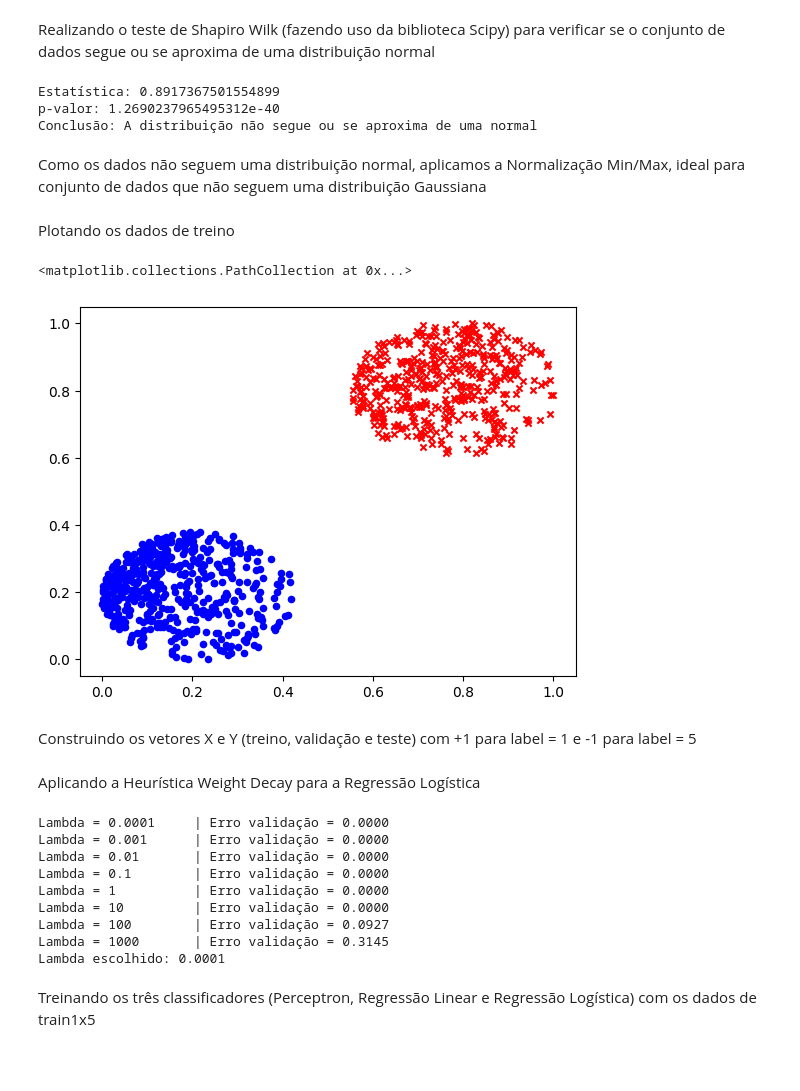
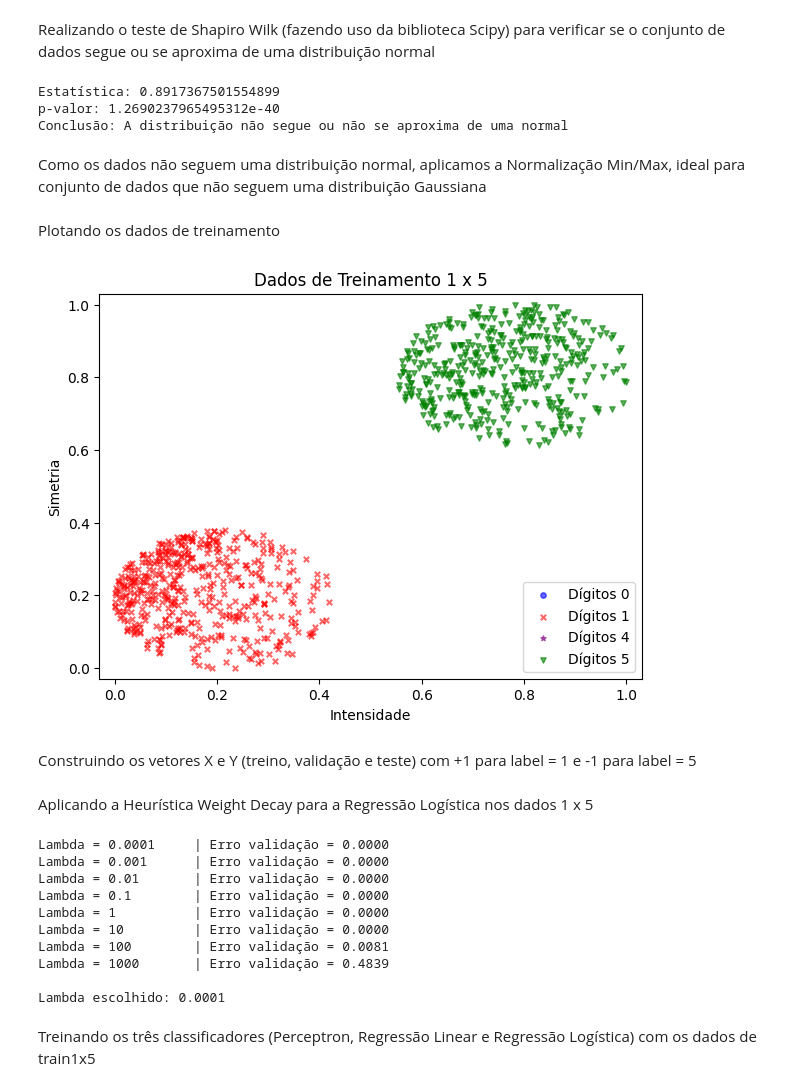
Before and after one commit to mshaeut/Projeto_Aprendizagem_de_Maquina-Reconhecimento_de_Digitos, a Jupyter notebook: AM-Projeto1-Implementacoes-LA.ipynb, the cells around one changed output. Saved outputs shown, nothing was run; the diff lists cells and outputs as text; code cells hidden in the pictures; blank space fills up the shorter version.

Commit message:
Implementando o Classificador de dígitos completo

```diff
--- a/AM-Projeto1-Implementacoes-LA.ipynb
+++ b/AM-Projeto1-Implementacoes-LA.ipynb
@@ -222,11 +338,11 @@ print("p-valor:", p)
 if p > 0.05:
     print("Conclusão: A distribuição segue ou se aproxima de uma normal")
 else:
-    print("Conclusão: A distribuição não segue ou se aproxima de uma normal")
+    print("Conclusão: A distribuição não segue ou não se aproxima de uma normal")
 # %% [output]
 Estatística: 0.8917367501554899
 p-valor: 1.2690237965495312e-40
-Conclusão: A distribuição não segue ou se aproxima de uma normal
+Conclusão: A distribuição não segue ou não se aproxima de uma normal
 # %% [markdown]
 Como os dados não seguem uma distribuição normal, aplicamos a Normalização Min/Max, ideal para conjunto de dados que não seguem uma distribuição Gaussiana
 # %%
@@ -236,16 +352,11 @@ train1x5[["intensidade", "simetria"]] = scaler.fit_transform(train1x5[["intensid
 val1x5[["intensidade", "simetria"]] = scaler.transform(val1x5[["intensidade", "simetria"]])
 test1x5[["intensidade", "simetria"]] = scaler.transform(test1x5[["intensidade", "simetria"]])
 # %% [markdown]
-Plotando os dados de treino
+Plotando os dados de treinamento
-# %%
-label1 = train1x5[train1x5["label"] == 1]
-label5 = train1x5[train1x5["label"] == 5]
-
-plt.scatter(label1["intensidade"], label1["simetria"], color='blue', marker='o', s=20)
-plt.scatter(label5["intensidade"], label5["simetria"], color='red', marker='x', s=20)
-# %% [output]
-<matplotlib.collections.PathCollection at 0x...>
-[figure, removed]
+# %%
+plot_graph("Dados de Treinamento 1 x 5", train1x5, -0.03, 1.03, -0.03, 1.03, False)
+# %% [output]
+[figure, added]
 # %% [markdown]
 Construindo os vetores X e Y (treino, validação e teste) com +1 para label = 1 e -1 para label = 5
 # %%
@@ -258,11 +369,11 @@ Y_val = val1x5["label"].map({1: 1, 5: -1}).to_numpy()
 X_teste = test1x5[["intensidade", "simetria"]].to_numpy()
 Y_teste = test1x5["label"].map({1: 1, 5: -1}).to_numpy()
 # %% [markdown]
-Aplicando a Heurística Weight Decay para a Regressão Logística
+Aplicando a Heurística Weight Decay para a Regressão Logística nos dados 1 x 5
 # %%
 lambdas = [10**k for k in range(-4, 4)]
-melhor_lambda = weight_decay_completo(X_treino, Y_treino, X_val, Y_val, X_teste, Y_teste, lambdas, 0.1, 1000, 32)
-print(f"Lambda escolhido: {melhor_lambda}")
+melhor_lambda = weight_decay_completo(X_treino, Y_treino, X_val, Y_val, lambdas, 0.1, 1000, 32)
+print(f"\nLambda escolhido: {melhor_lambda}")
 # %% [output]
 Lambda = 0.0001     | Erro validação = 0.0000
 Lambda = 0.001      | Erro validação = 0.0000
@@ -270,8 +381,9 @@ Lambda = 0.01       | Erro validação = 0.0000
 Lambda = 0.1        | Erro validação = 0.0000
 Lambda = 1          | Erro validação = 0.0000
 Lambda = 10         | Erro validação = 0.0000
-Lambda = 100        | Erro validação = 0.0927
-Lambda = 1000       | Erro validação = 0.3145
+Lambda = 100        | Erro validação = 0.0081
+Lambda = 1000       | Erro validação = 0.4839
+
 Lambda escolhido: 0.0001
 # %% [markdown]
 Treinando os três classificadores (Perceptron, Regressão Linear e Regressão Logística) com os dados de train1x5
```
Also changed, not shown: parts of 55 cells of this notebook.
